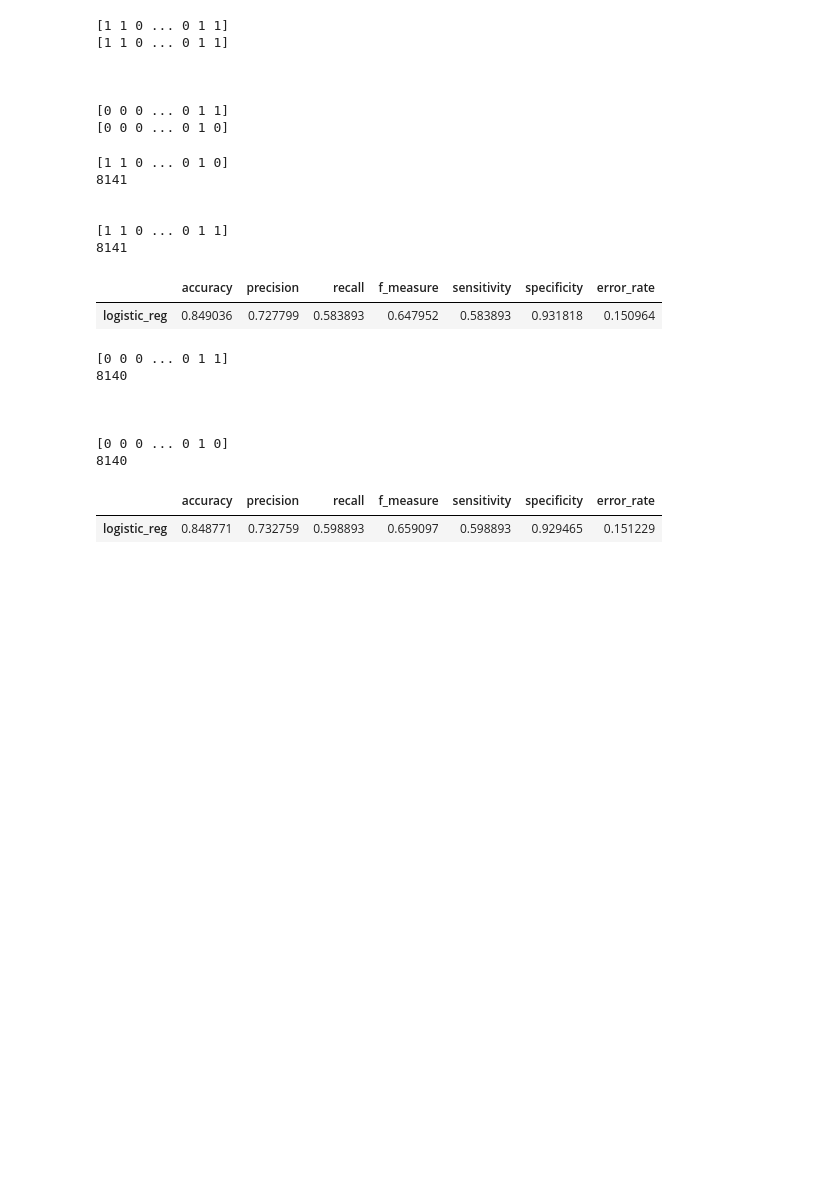
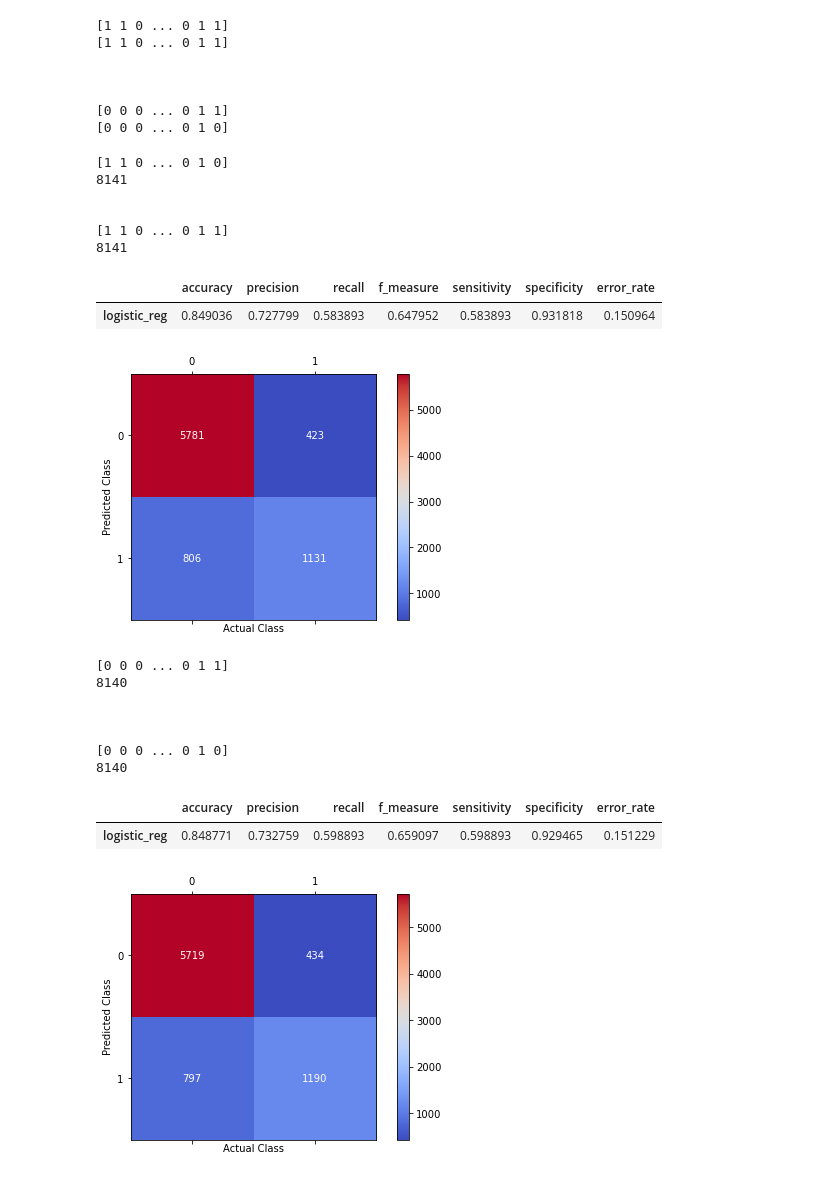
Before and after one commit to Patcast/IncomeAdultClassification, a Jupyter notebook: LogisticRegression.ipynb, the cells around one changed output. Cells and saved outputs as stored; diff of their text form; code cells hidden in the pictures; blank space fills up the shorter version.

```diff
--- a/LogisticRegression.ipynb
+++ b/LogisticRegression.ipynb
@@ -1065,33 +1105,40 @@ logistic_reg = model_evaluation(ytest.flatten(), log_reg_pred)
 
 #printmd('### 3.5.2. Model Evaulation ')
 ovl_logreg = round(pd.DataFrame([logistic_reg], index = ['logistic_reg']),6)
 display(ovl_logreg)
+print('\n')
+confusion_matrix_plotter(ytest,log_reg_pred)
+
 
 print('\n\n')
+
 
 log_reg_pred = log_reg.predict(Xval)
 print('\n')
 print(log_reg_pred)
 print(len(log_reg_pred))
 print('\n\n')
 print(yval.flatten())
 print(len(yval))
 print('\n')
 logistic_reg = model_evaluation(yval.flatten(), log_reg_pred)
 #print('Logistic Regression : %.2f percent.' % (round(logistic_reg['accuracy']*100,3)))
 
 #printmd('### 3.5.2. Model Evaulation ')
 ovl_logreg = round(pd.DataFrame([logistic_reg], index = ['logistic_reg']),6)
 display(ovl_logreg)
+print('\n')
+confusion_matrix_plotter(yval,log_reg_pred)
 # %% [output]
 [1 1 0 ... 0 1 0]
 8141
 
 
 [1 1 0 ... 0 1 1]
 8141
 |  | accuracy | precision | recall | f_measure | sensitivity | specificity | error_rate |
 | logistic_reg | 0.849036 | 0.727799 | 0.583893 | 0.647952 | 0.583893 | 0.931818 | 0.150964 |
+[figure, added]
 [0 0 0 ... 0 1 1]
 8140
 
@@ -1101,3 +1148,4 @@ display(ovl_logreg)
 8140
 |  | accuracy | precision | recall | f_measure | sensitivity | specificity | error_rate |
 | logistic_reg | 0.848771 | 0.732759 | 0.598893 | 0.659097 | 0.598893 | 0.929465 | 0.151229 |
+[figure, added]
```
Also changed, not shown: parts of 9 cells of this notebook.
